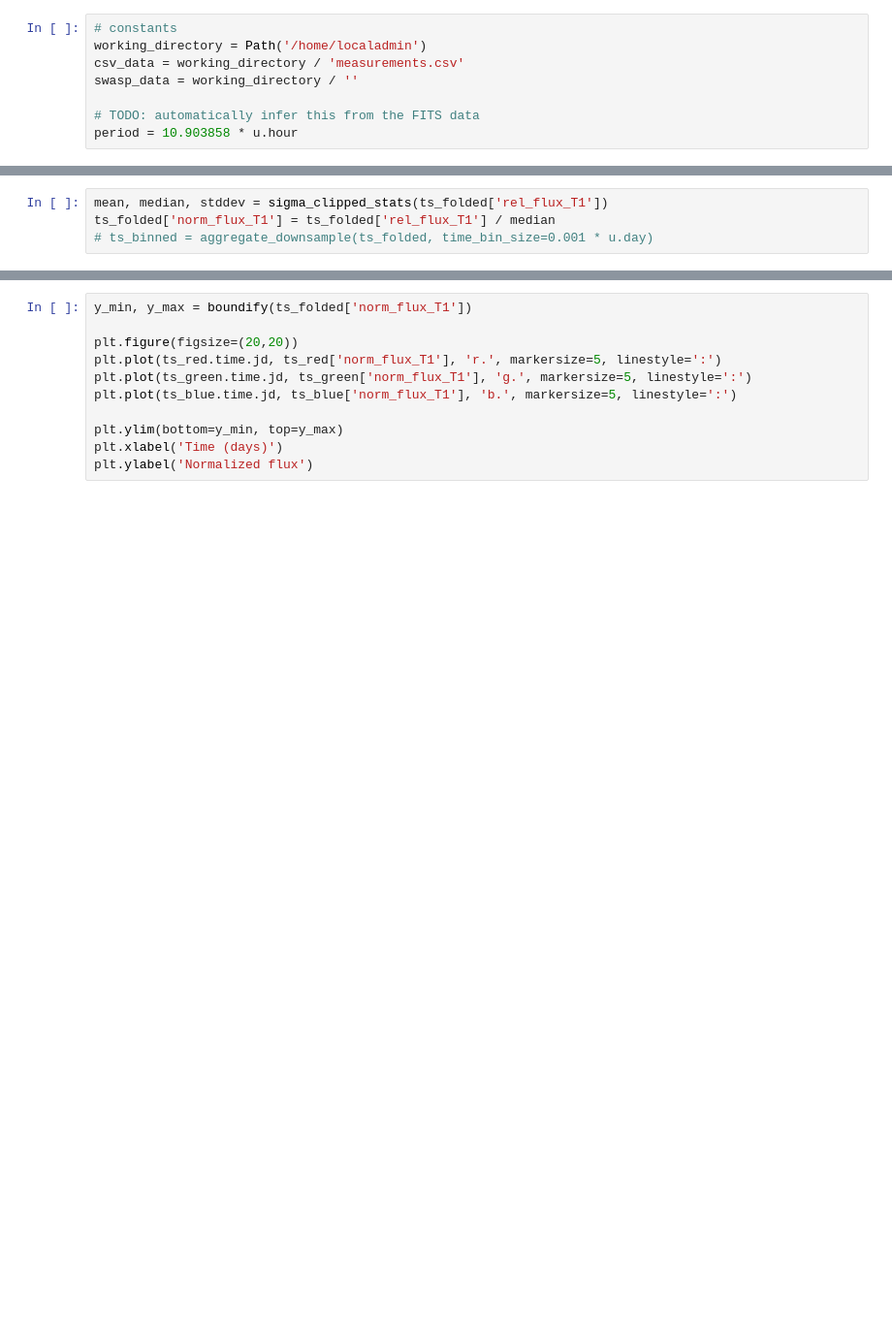
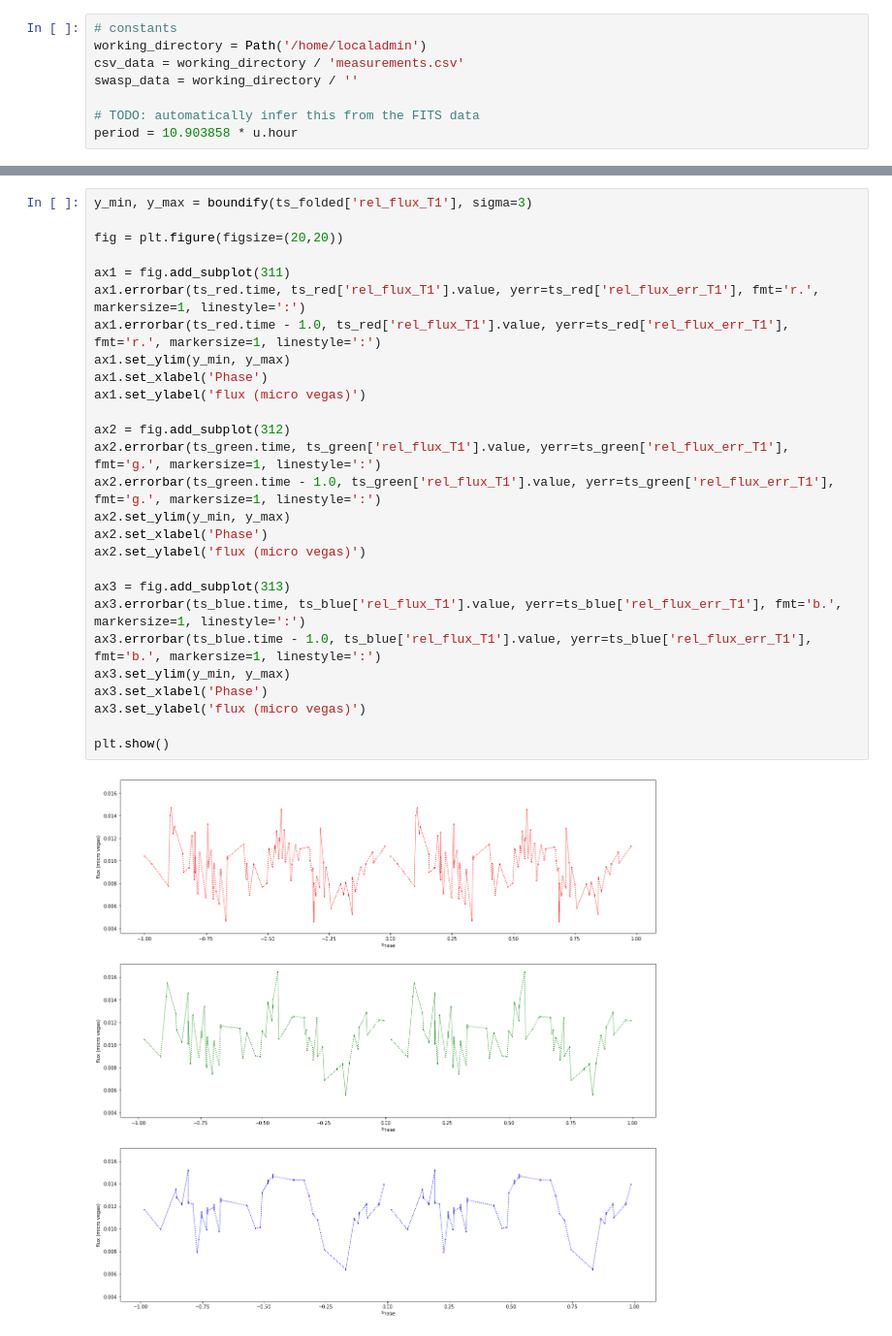
Before and after one commit to porkfactor/SXS810, a Jupyter notebook: Plot Multi-band Measurements.ipynb, the cells around one changed output, grey strips where cells are left out. Shown at 97% size. Saved outputs shown, nothing was run; the diff lists cells and outputs as text; blank space fills up the shorter version.

```diff
--- a/Plot Multi-band Measurements.ipynb
+++ b/Plot Multi-band Measurements.ipynb
@@ -71,5 +98 @@ plt.ylabel('SAP Flux (e-/s)')
-# %%
-mean, median, stddev = sigma_clipped_stats(ts_folded['rel_flux_T1'])
-ts_folded['norm_flux_T1'] = ts_folded['rel_flux_T1'] / median
-# ts_binned = aggregate_downsample(ts_folded, time_bin_size=0.001 * u.day)
 # %%
@@ -76,14 +100,32 @@ ts_folded['norm_flux_T1'] = ts_folded['rel_flux_T1'] / median
 ts_red = ts_folded[ts_folded['filter'] == 'Red']
 ts_green = ts_folded[ts_folded['filter'] == 'Green']
 ts_blue = ts_folded[ts_folded['filter'] == 'Blue']
-# %%
-y_min, y_max = boundify(ts_folded['norm_flux_T1'])
-
-plt.figure(figsize=(20,20))
-plt.plot(ts_red.time.jd, ts_red['norm_flux_T1'], 'r.', markersize=5, linestyle=':')
-plt.plot(ts_green.time.jd, ts_green['norm_flux_T1'], 'g.', markersize=5, linestyle=':')
-plt.plot(ts_blue.time.jd, ts_blue['norm_flux_T1'], 'b.', markersize=5, linestyle=':')
-
-plt.ylim(bottom=y_min, top=y_max)
-plt.xlabel('Time (days)')
-plt.ylabel('Normalized flux')
+# %%
+y_min, y_max = boundify(ts_folded['rel_flux_T1'], sigma=3)
+
+fig = plt.figure(figsize=(20,20))
+
+ax1 = fig.add_subplot(311)
+ax1.errorbar(ts_red.time, ts_red['rel_flux_T1'].value, yerr=ts_red['rel_flux_err_T1'], fmt='r.', markersize=1, linestyle=':')
+ax1.errorbar(ts_red.time - 1.0, ts_red['rel_flux_T1'].value, yerr=ts_red['rel_flux_err_T1'], fmt='r.', markersize=1, linestyle=':')
+ax1.set_ylim(y_min, y_max)
+ax1.set_xlabel('Phase')
+ax1.set_ylabel('flux (micro vegas)')
+
+ax2 = fig.add_subplot(312)
+ax2.errorbar(ts_green.time, ts_green['rel_flux_T1'].value, yerr=ts_green['rel_flux_err_T1'], fmt='g.', markersize=1, linestyle=':')
+ax2.errorbar(ts_green.time - 1.0, ts_green['rel_flux_T1'].value, yerr=ts_green['rel_flux_err_T1'], fmt='g.', markersize=1, linestyle=':')
+ax2.set_ylim(y_min, y_max)
+ax2.set_xlabel('Phase')
+ax2.set_ylabel('flux (micro vegas)')
+
+ax3 = fig.add_subplot(313)
+ax3.errorbar(ts_blue.time, ts_blue['rel_flux_T1'].value, yerr=ts_blue['rel_flux_err_T1'], fmt='b.', markersize=1, linestyle=':')
+ax3.errorbar(ts_blue.time - 1.0, ts_blue['rel_flux_T1'].value, yerr=ts_blue['rel_flux_err_T1'], fmt='b.', markersize=1, linestyle=':')
+ax3.set_ylim(y_min, y_max)
+ax3.set_xlabel('Phase')
+ax3.set_ylabel('flux (micro vegas)')
+
+plt.show()
+# %% [output]
+[figure, added]
```
Also changed, not shown: parts of 5 cells of this notebook, 6 other files.
